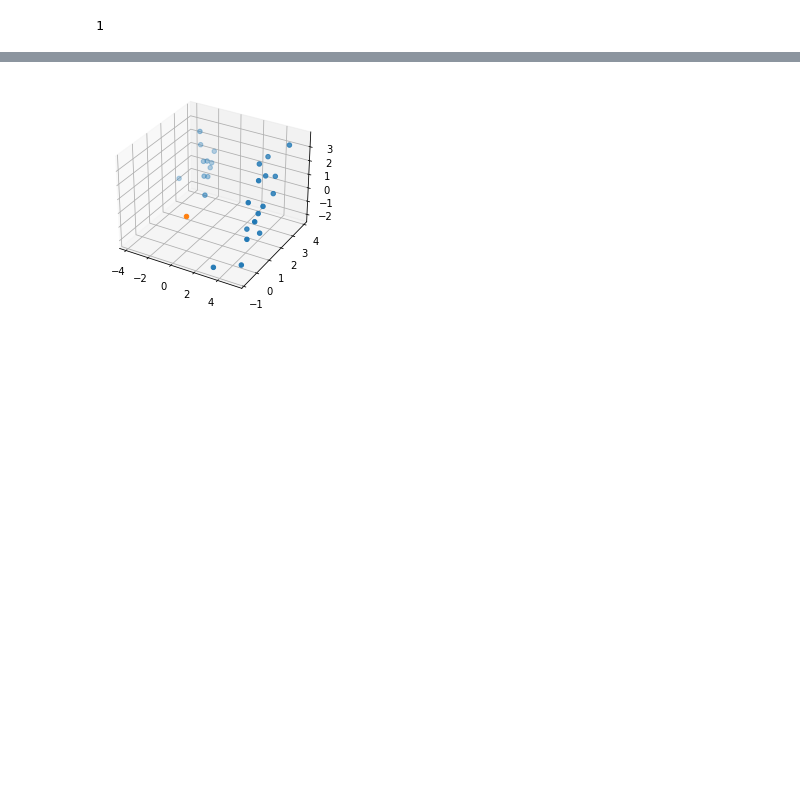
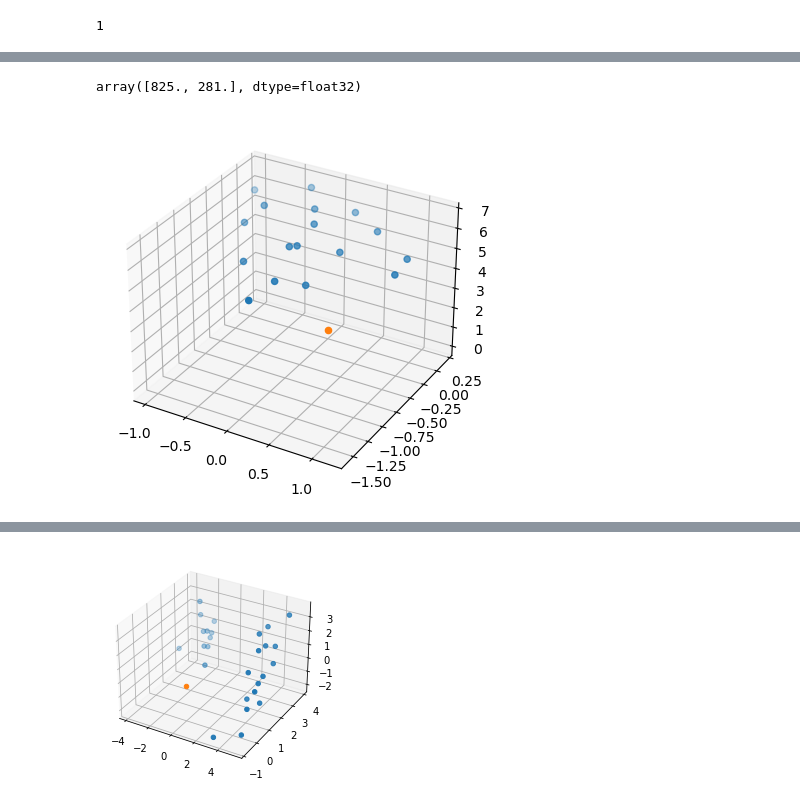
Before and after one commit to zhenqi-he/hanglok-robotics, a Jupyter notebook: nerf/instant-ngp/try.ipynb, the cells around one changed output, grey strips where cells are left out. Drawn from its saved outputs; the diff is of its cells as text; code cells hidden in the pictures; blank space fills up the shorter version.

```diff
--- a/nerf/instant-ngp/try.ipynb
+++ b/nerf/instant-ngp/try.ipynb
@@ -123,0 +251,40 @@ status,R_target2camera,T_target2camera = cal_camera_extrinsic(imgP)
+# %%
+markerCorners6x6[0][0][3]
+# %% [output]
+array([825., 281.], dtype=float32)
+# %%
+
+
+distCoeffs =  np.zeros((5,1))
+c_p_list = []
+for img in img_lists:
+    img = cv2.imread(img)
+
+    markerCorners6x6, markerIds6x6, rejectedCandidates = detector6x6.detectMarkers(img)
+    markerCorners7x7, markerIds7x7, rejectedCandidates = detector7x7.detectMarkers(img)
+    world_coor = np.zeros((4,3),dtype=np.float32)
+    world_coor[0,:] = [0,1,0]
+    world_coor[1,:] = [1,1,0]
+    world_coor[2,:] = [1,0,0]
+    world_coor[3,:] = [0,0,0]
+
+    # cv2.circle(img, tuple(np.uint32(markerCorners6x6[0][0][2])), 20, (0, 255, 255))
+    if len(markerCorners6x6) > 0:
+        retval, rvec, T_target2camera = cv2.solvePnP(world_coor, markerCorners6x6[0][0], intr_matrix, distCoeffs,flags=cv2.SOLVEPNP_IPPE_SQUARE)
+        R_target2camera = angle2rotation(rvec[0][0],rvec[1][0],rvec[2][0])
+        matrix_w2c = np.row_stack((np.column_stack((R_target2camera,T_target2camera)),np.array([0,0,0,1])))
+        matrix_c2w = np.linalg.inv(matrix_w2c)
+        # print(matrix_c2w)
+        c_p = matrix_w2c@np.array([0,0,0,1])
+        c_p_list.append(c_p)
+camera_posX = [i[0] for i in c_p_list]
+camera_posY = [i[1] for i in c_p_list]
+camera_posZ = [i[2] for i in c_p_list]
+fig = plt.figure()
+ax = plt.axes(projection='3d')
+ax.scatter(camera_posX, camera_posY, camera_posZ, 'green')
+ax.scatter([0], [0], [0], 'black')
+# ax.scatter(COLMAP_camera_posX, COLMAP_camera_posY, COLMAP_camera_posZ, 'red')
+plt.show()
+# %% [output]
+[figure, added]
```
Also changed, not shown: parts of 13 cells of this notebook, 53 other files.
